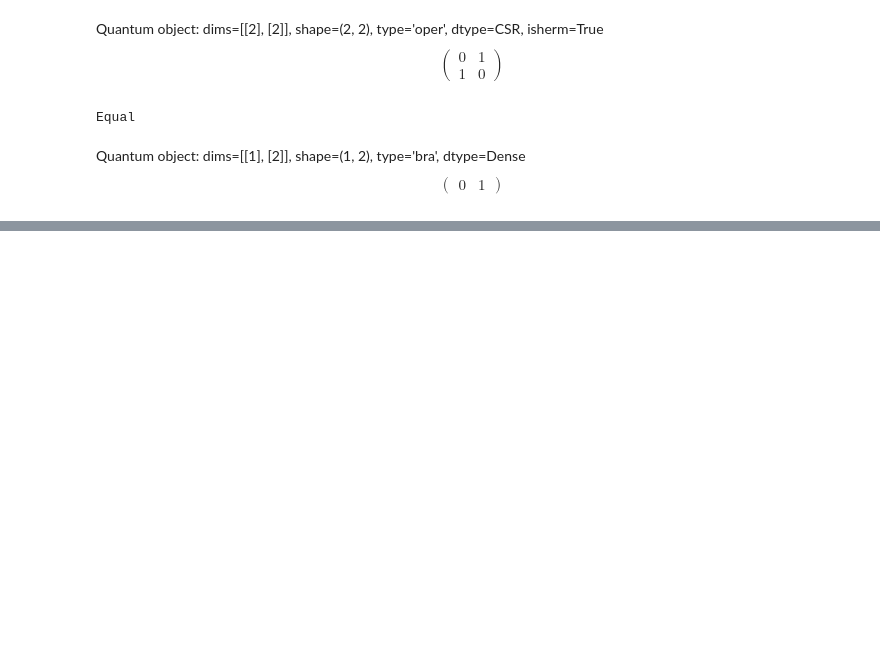
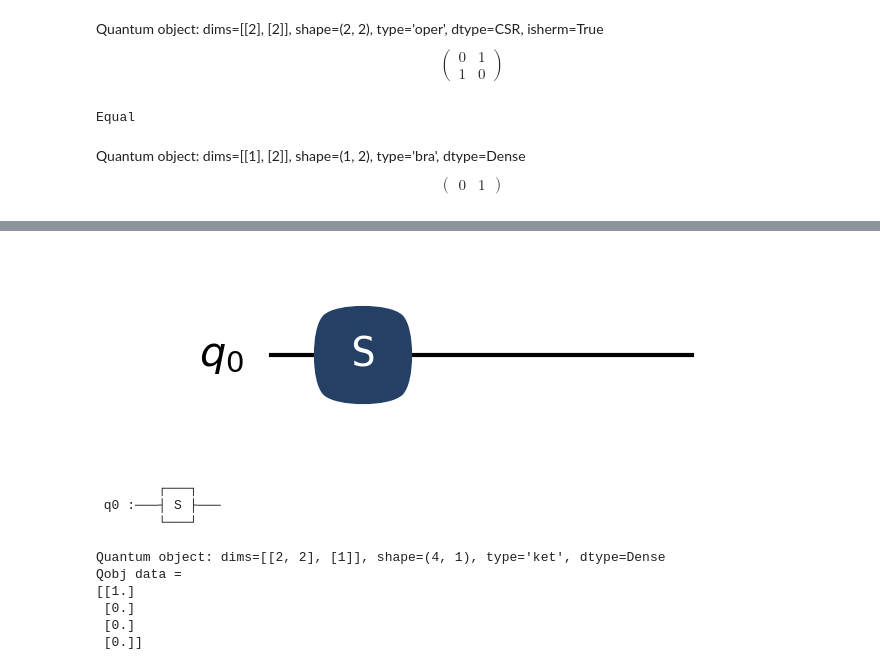
Before and after one commit to Sam-Bieberich/QuTiP, a Jupyter notebook: scqubits_testing.ipynb, the cells around one changed output, grey strips where cells are left out. Cells and saved outputs as stored; diff of their text form; code cells hidden in the pictures; blank space fills up the shorter version.

```diff
--- a/scqubits_testing.ipynb
+++ b/scqubits_testing.ipynb
@@ -76,0 +169,34 @@ Quantum object: dims=[[1], [2]], shape=(1, 2), type='bra', dtype=Dense$$\left(\b
+# %%
+import numpy as np
+from qutip import Qobj
+from qutip_qip.circuit import QubitCircuit
+
+def custom_gate():
+    # Example: S gate
+    mat = np.array([[1., 0], [0., 1j]])
+    return Qobj(mat, dims=[[2], [2]])
+
+qc = QubitCircuit(1)
+qc.user_gates = {"S": custom_gate}
+qc.add_gate("S", targets=0)
+# %%
+qc.draw("matplotlib", dpi=300)  # For graphical output
+qc.draw("text")                 # For text output
+# %% [output]
+[figure, added]
+        ┌───┐
+ q0 :───┤ S ├───
+        └───┘
+# %%
+from qutip import basis
+
+init_state = basis([2, 2], [0, 0])  # |00>
+final_state = qc.run(init_state)
+print(final_state)
+# %% [output]
+Quantum object: dims=[[2, 2], [1]], shape=(4, 1), type='ket', dtype=Dense
+Qobj data =
+[[1.]
+ [0.]
+ [0.]
+ [0.]]
```
Also changed, not shown: parts of 6 cells of this notebook.
